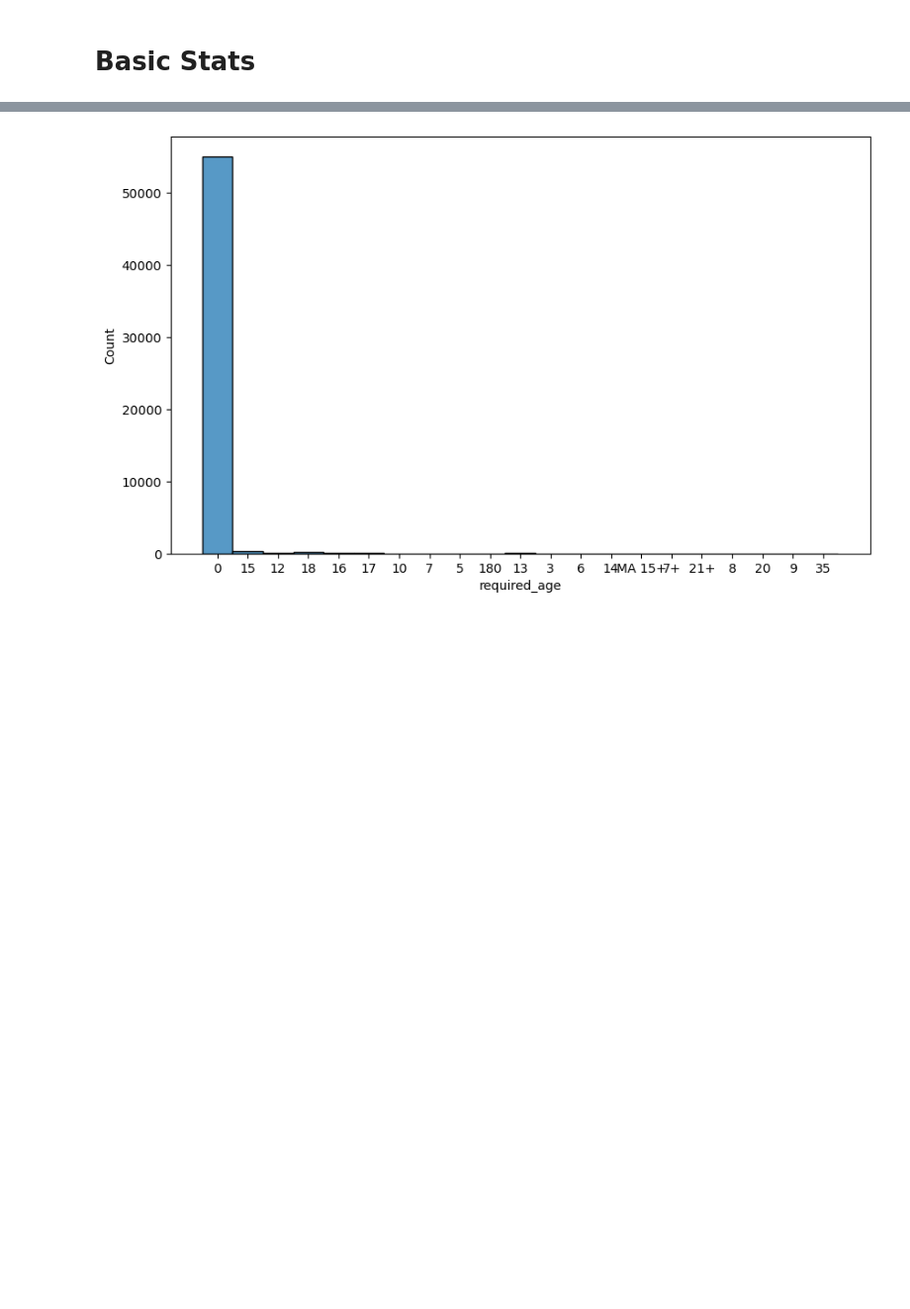
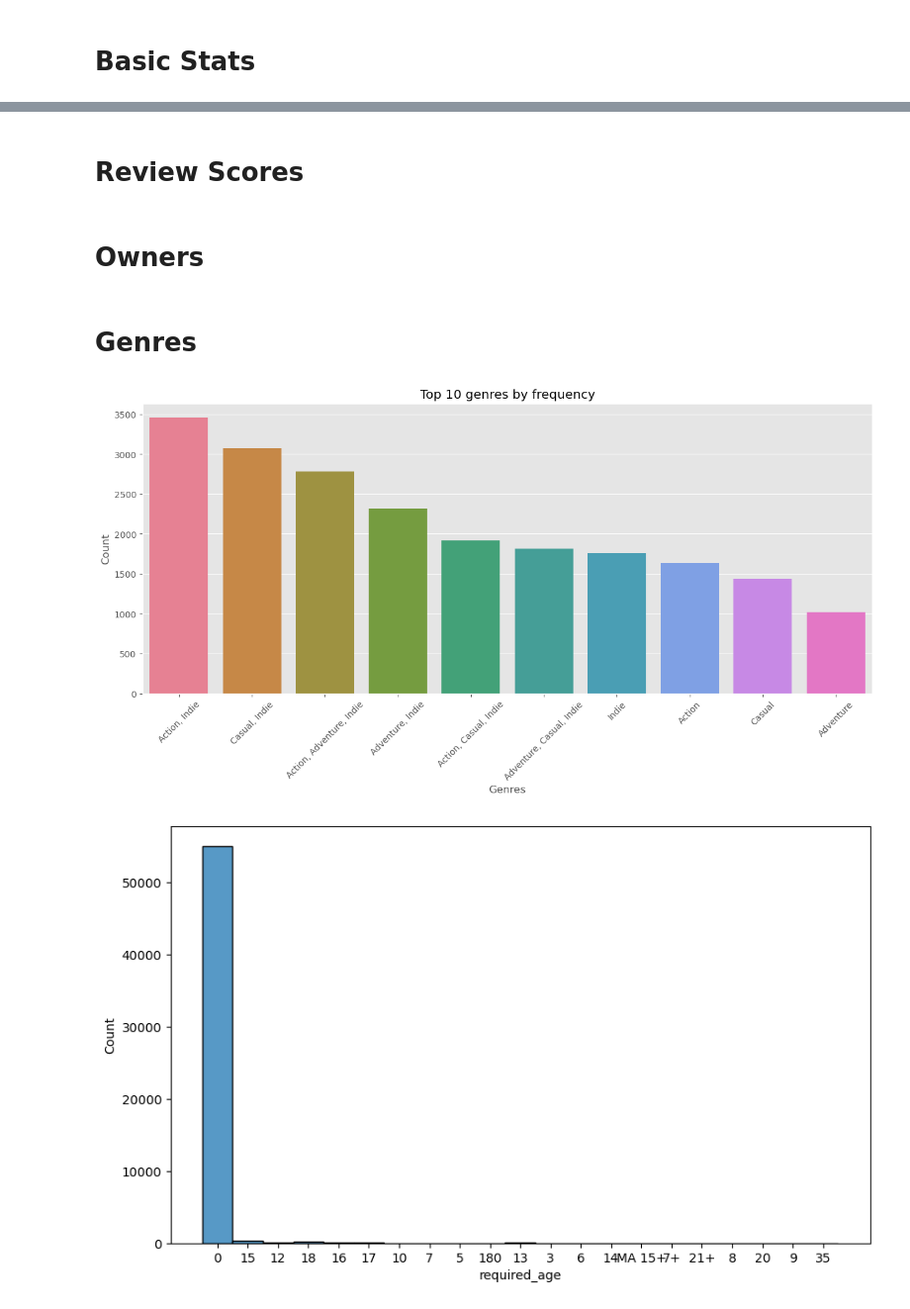
Before and after one commit to DVDMVN/GMDT_PROJ, a Jupyter notebook: exploring_all_55000_steam.ipynb, the cells around one changed output, grey strips where cells are left out. Shown at 99% size. Saved outputs shown, nothing was run; the diff lists cells and outputs as text; code cells hidden in the pictures; blank space fills up the shorter version.

```diff
--- a/exploring_all_55000_steam.ipynb
+++ b/exploring_all_55000_steam.ipynb
@@ -6,4 +6,5 @@ import seaborn as sns
 import pandas as pd
 from utils import horizontal
 all_55000_steam = pd.read_csv("data/all_55000_steam.csv", low_memory=False)
+plt.style.use("ggplot")
 # all_55000_steam = all_55000_steam.drop(['website', 'header_image'])
@@ -51,3 +49,38 @@ horizontal([all_55000_steam.describe(), all_55000_steam[all_55000_steam.drop(['w
+# %% [markdown]
+# Review Scores
+# %% [markdown]
+# Owners
+# %% [markdown]
+# Genres
+# %%
+def plot_top_n_genres_distribution(n = 10):
+    genre_frequencies = pd.DataFrame(
+        {
+            'genres': all_55000_steam['genres'].value_counts().index,
+            'count': all_55000_steam['genres'].value_counts().values
+        }
+    )
+    genre_frequencies
+    top_genre_frequencies = genre_frequencies.head(n)
+
+    fig = plt.figure(figsize=(15, 6))
+    sns.barplot(
+        data=top_genre_frequencies,
+        x='genres',
+        y='count',
+        hue='genres',
+        dodge=False,
+    )
+    plt.title(f"Top {n} genres by frequency")
+    plt.xlabel("Genres")
+    plt.ylabel("Count")
+    plt.xticks(rotation=45)
+    return fig
+    # return top_genre_frequences
+
+fig = plot_top_n_genres_distribution()
+# %% [output]
+[figure, added]
 # %%
 # Price Distribution of the market
 def plot_price_distribution():
```
Also changed, not shown: parts of 5 cells of this notebook, 11 other files.
